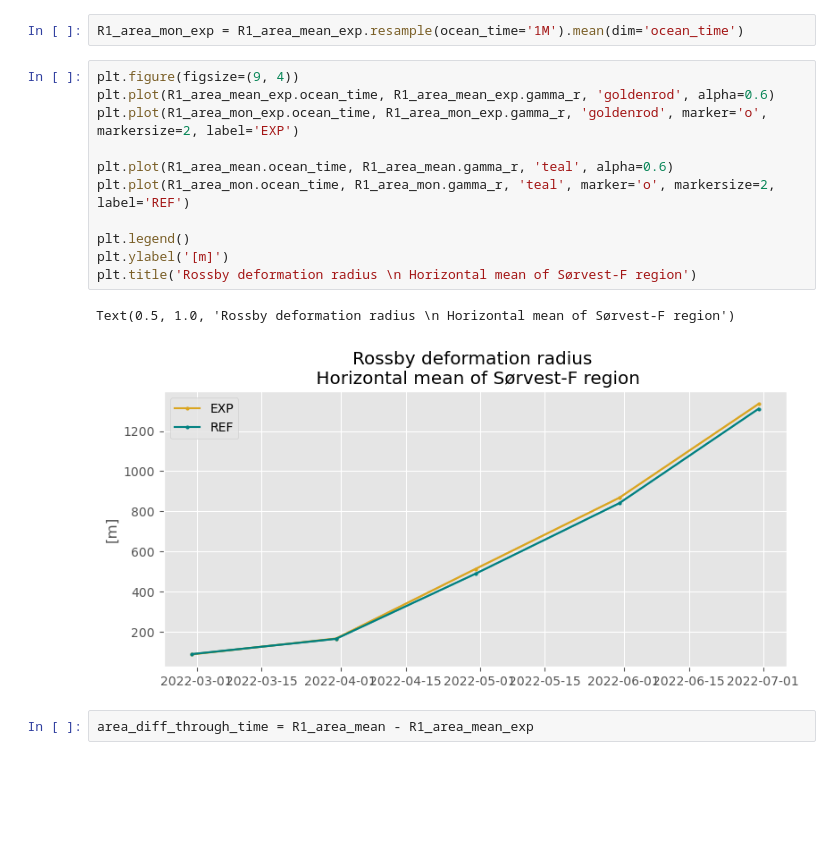
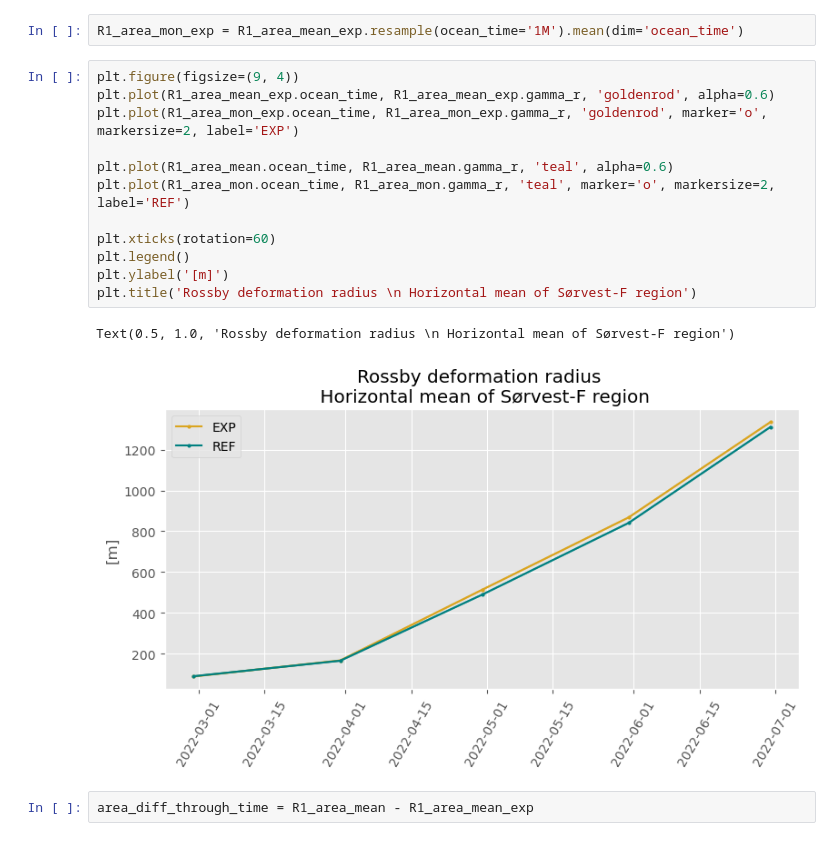
Before and after one commit to kjes4pres/MET_sommer25, a Jupyter notebook: Rossby_deformation/SV_F_rossby.ipynb, the cells around one changed output. Drawn from its saved outputs; the diff is of its cells as text; blank space fills up the shorter version.

```diff
--- a/Rossby_deformation/SV_F_rossby.ipynb
+++ b/Rossby_deformation/SV_F_rossby.ipynb
@@ -626,17 +642,18 @@ R1_area_mon_exp = R1_area_mean_exp.resample(ocean_time='1M').mean(dim='ocean_tim
 # %%
 plt.figure(figsize=(9, 4))
 plt.plot(R1_area_mean_exp.ocean_time, R1_area_mean_exp.gamma_r, 'goldenrod', alpha=0.6)
 plt.plot(R1_area_mon_exp.ocean_time, R1_area_mon_exp.gamma_r, 'goldenrod', marker='o', markersize=2, label='EXP')
 
 plt.plot(R1_area_mean.ocean_time, R1_area_mean.gamma_r, 'teal', alpha=0.6)
 plt.plot(R1_area_mon.ocean_time, R1_area_mon.gamma_r, 'teal', marker='o', markersize=2, label='REF')
 
+plt.xticks(rotation=60)
 plt.legend()
 plt.ylabel('[m]')
 plt.title('Rossby deformation radius \n Horizontal mean of Sørvest-F region')
 # %% [output]
 Text(0.5, 1.0, 'Rossby deformation radius \n Horizontal mean of Sørvest-F region')
-[figure, old version]
+[figure, new version]
 # %%
 area_diff_through_time = R1_area_mean - R1_area_mean_exp
 # %%
```
Also changed, not shown: parts of 7 cells of this notebook, 16 other files.
